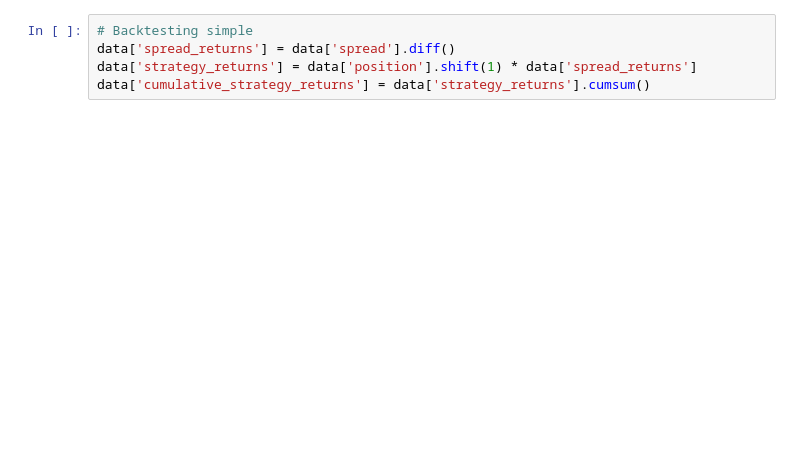
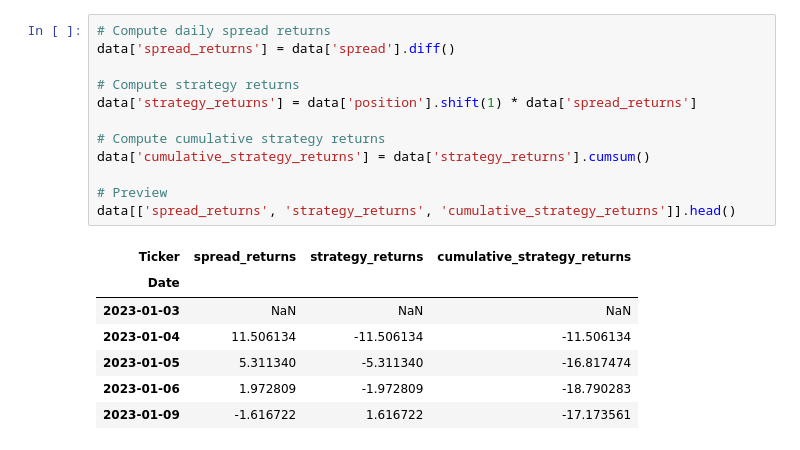
Before and after one commit to Gabrielnstr/pair_trading_strategy, a Jupyter notebook: pair_trading_strategy.ipynb, the cells around one changed output. Cells and saved outputs as stored; diff of their text form; blank space fills up the shorter version.

```diff
--- a/pair_trading_strategy.ipynb
+++ b/pair_trading_strategy.ipynb
@@ -50,8 +79,23 @@ data.loc[data['zscore'].abs() < exit_threshold, 'position'] = 0
 # %%
-# Backtesting simple
+# Compute daily spread returns
 data['spread_returns'] = data['spread'].diff()
+
+# Compute strategy returns
 data['strategy_returns'] = data['position'].shift(1) * data['spread_returns']
+
+# Compute cumulative strategy returns
 data['cumulative_strategy_returns'] = data['strategy_returns'].cumsum()
+
+# Preview
+data[['spread_returns', 'strategy_returns', 'cumulative_strategy_returns']].head()
+# %% [output]
+| Ticker | spread_returns | strategy_returns | cumulative_strategy_returns |
+| Date |  |  |  |
+| 2023-01-03 | NaN | NaN | NaN |
+| 2023-01-04 | 11.506134 | -11.506134 | -11.506134 |
+| 2023-01-05 | 5.311340 | -5.311340 | -16.817474 |
+| 2023-01-06 | 1.972809 | -1.972809 | -18.790283 |
+| 2023-01-09 | -1.616722 | 1.616722 | -17.173561 |
 # %%
 plt.figure(figsize=(12,6))
 
```
Also changed, not shown: parts of 6 cells of this notebook, 6 other files.
